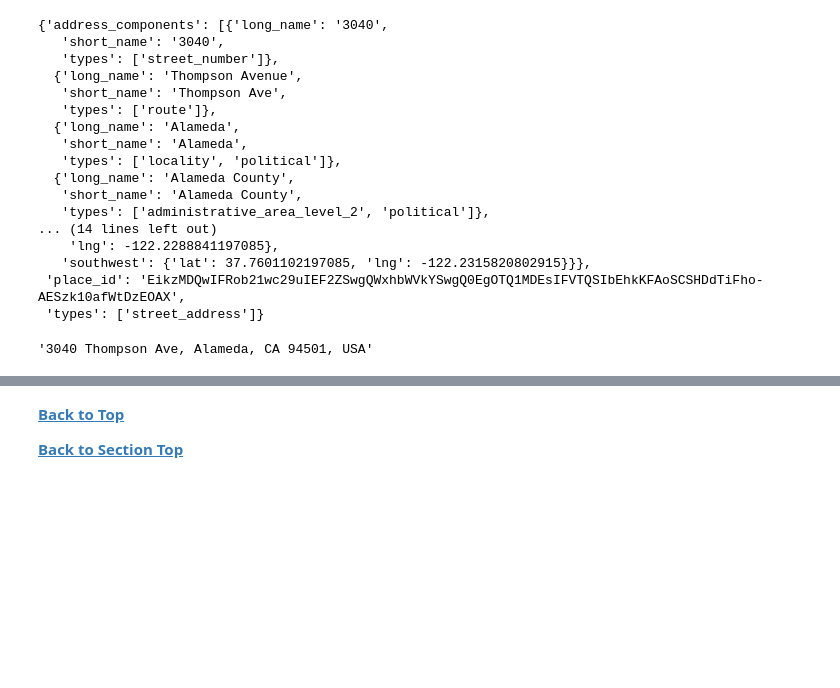
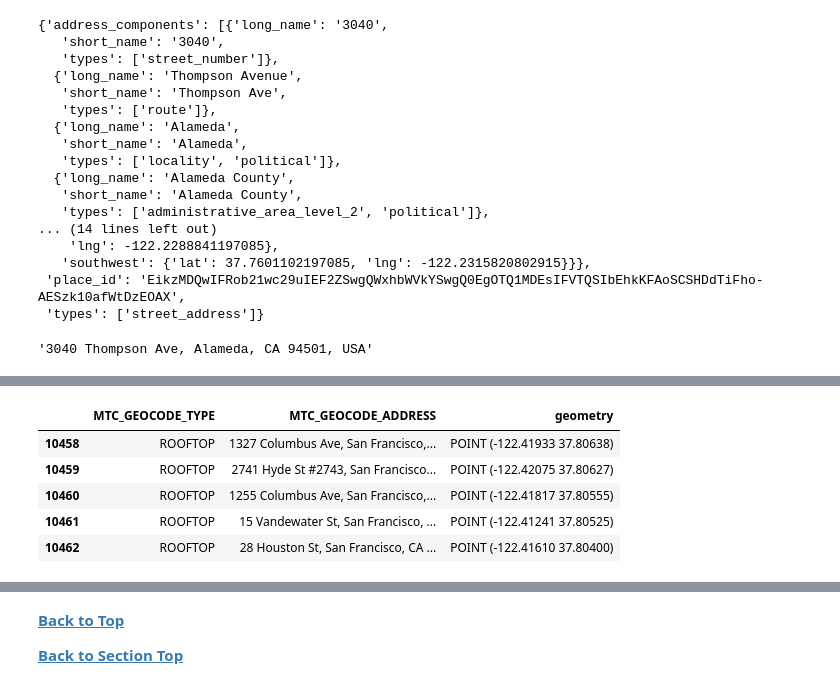
Before and after one commit to BayAreaMetro/MTCDataModel, a Jupyter notebook: Project-Documentation/hcd/HCD Annual Progress Report Data Processing 2018-2019.ipynb, the cells around one changed output, grey strips where cells are left out. Drawn from its saved outputs; the diff is of its cells as text; code cells hidden in the pictures; blank space fills up the shorter version.

```diff
--- a/Project-Documentation/hcd/HCD Annual Progress Report Data Processing 2018-2019.ipynb
+++ b/Project-Documentation/hcd/HCD Annual Progress Report Data Processing 2018-2019.ipynb
@@ -684,0 +707,13 @@ apr_bay_area.to_csv(os.path.join(work_dir,
+# %%
+sf_permits = (apr_bay_area_geo[['MTC_GEOCODE_TYPE','MTC_GEOCODE_ADDRESS','geometry']]
+              [(apr_bay_area_geo['JURS_NAME'] == 'SAN FRANCISCO') &
+               (apr_bay_area_geo['MTC_GEOCODE_ADDRESS'].notnull())])
+# %%
+sf_permits.head(5)
+# %% [output]
+|  | MTC_GEOCODE_TYPE | MTC_GEOCODE_ADDRESS | geometry |
+| 10458 | ROOFTOP | 1327 Columbus Ave, San Francisco,... | POINT (-122.41933 37.80638) |
+| 10459 | ROOFTOP | 2741 Hyde St #2743, San Francisco... | POINT (-122.42075 37.80627) |
+| 10460 | ROOFTOP | 1255 Columbus Ave, San Francisco,... | POINT (-122.41817 37.80555) |
+| 10461 | ROOFTOP | 15 Vandewater St, San Francisco, ... | POINT (-122.41241 37.80525) |
+| 10462 | ROOFTOP | 28 Houston St, San Francisco, CA ... | POINT (-122.41610 37.80400) |
```
Also changed, not shown: parts of 29 cells of this notebook.
